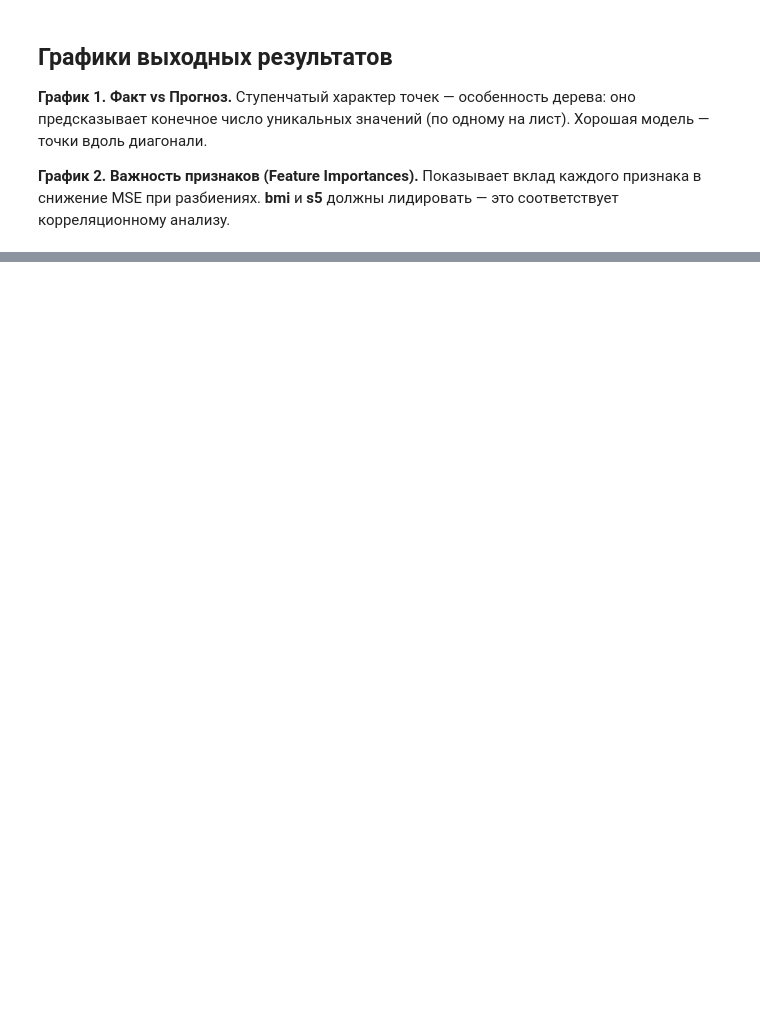
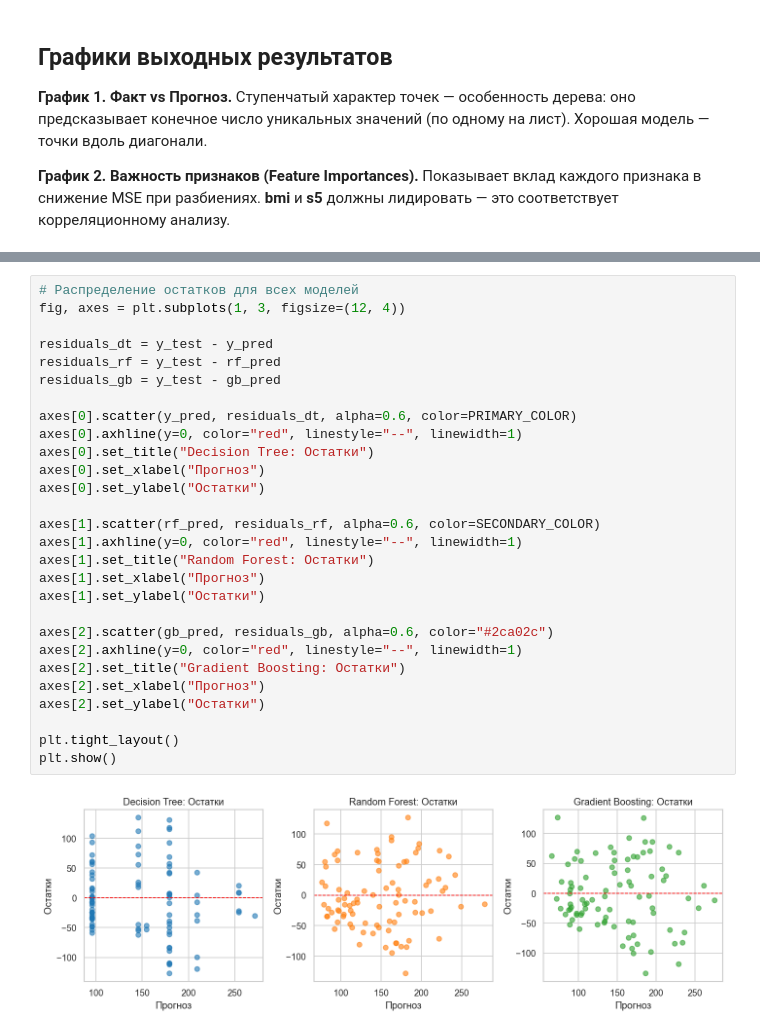
Before and after one commit to phys-dev/ml-recipe-book, a Jupyter notebook: notebooks/03_regression_tree.ipynb, the cells around one changed output, grey strips where cells are left out. Saved outputs shown, nothing was run; the diff lists cells and outputs as text; blank space fills up the shorter version.

```diff
--- a/notebooks/03_regression_tree.ipynb
+++ b/notebooks/03_regression_tree.ipynb
@@ -244,0 +397,30 @@ plt.show()
+# %%
+# Распределение остатков для всех моделей
+fig, axes = plt.subplots(1, 3, figsize=(12, 4))
+
+residuals_dt = y_test - y_pred
+residuals_rf = y_test - rf_pred
+residuals_gb = y_test - gb_pred
+
+axes[0].scatter(y_pred, residuals_dt, alpha=0.6, color=PRIMARY_COLOR)
+axes[0].axhline(y=0, color="red", linestyle="--", linewidth=1)
+axes[0].set_title("Decision Tree: Остатки")
+axes[0].set_xlabel("Прогноз")
+axes[0].set_ylabel("Остатки")
+
+axes[1].scatter(rf_pred, residuals_rf, alpha=0.6, color=SECONDARY_COLOR)
+axes[1].axhline(y=0, color="red", linestyle="--", linewidth=1)
+axes[1].set_title("Random Forest: Остатки")
+axes[1].set_xlabel("Прогноз")
+axes[1].set_ylabel("Остатки")
+
+axes[2].scatter(gb_pred, residuals_gb, alpha=0.6, color="#2ca02c")
+axes[2].axhline(y=0, color="red", linestyle="--", linewidth=1)
+axes[2].set_title("Gradient Boosting: Остатки")
+axes[2].set_xlabel("Прогноз")
+axes[2].set_ylabel("Остатки")
+
+plt.tight_layout()
+plt.show()
+# %% [output]
+[figure, added]
```
Also changed, not shown: parts of 18 cells of this notebook.
